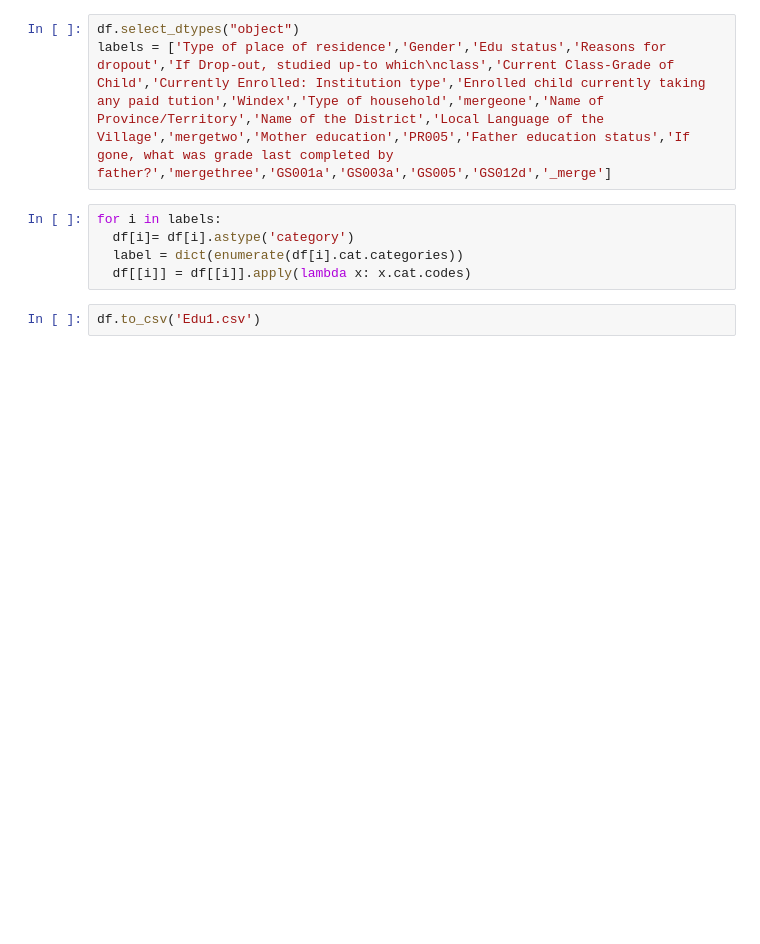
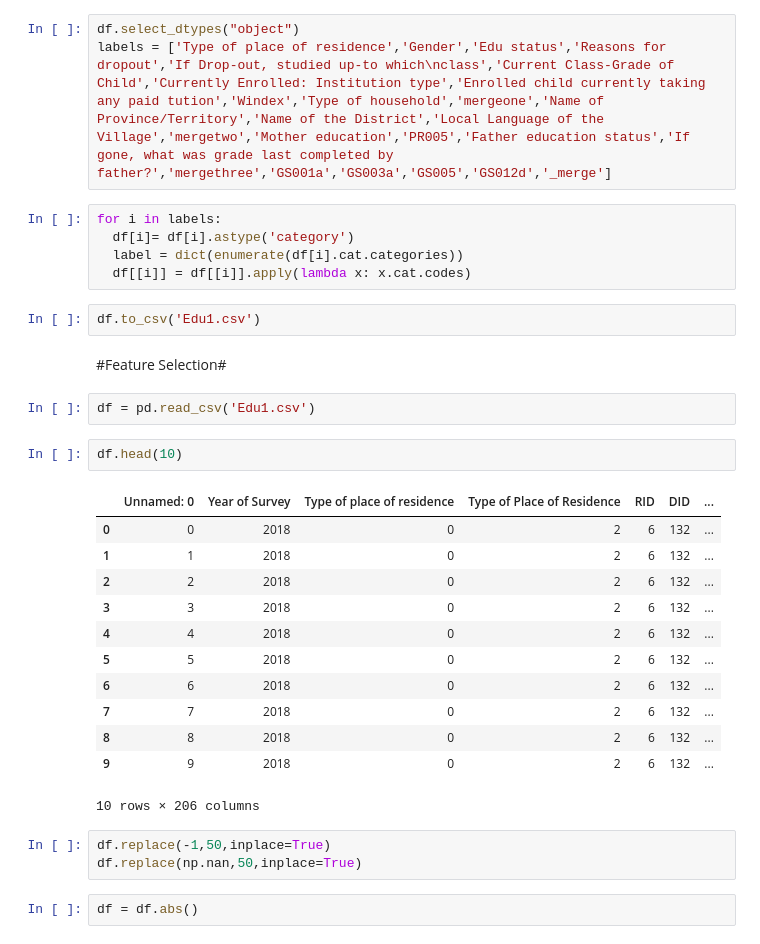
Before and after one commit to AliShujjat/DropOutRatesInPakistan, a Jupyter notebook: DSProject.ipynb, the cells around one changed output. Saved outputs shown, nothing was run; the diff lists cells and outputs as text; blank space fills up the shorter version.

Commit message:
Tried Feature Selection. Kind of Working but its choosing very useless features. No new csv version generated

```diff
--- a/DSProject.ipynb
+++ b/DSProject.ipynb
@@ -39,3 +42,27 @@ for i in labels:
   df[[i]] = df[[i]].apply(lambda x: x.cat.codes)
 # %%
 df.to_csv('Edu1.csv')
+# %% [markdown]
+#Feature Selection#
+# %%
+df = pd.read_csv('Edu1.csv')
+# %%
+df.head(10)
+# %% [output]
+|  | Unnamed: 0 | Year of Survey | Type of place of residence | Type of Place of Residence | RID | DID | ... |
+| 0 | 0 | 2018 | 0 | 2 | 6 | 132 | ... |
+| 1 | 1 | 2018 | 0 | 2 | 6 | 132 | ... |
+| 2 | 2 | 2018 | 0 | 2 | 6 | 132 | ... |
+| 3 | 3 | 2018 | 0 | 2 | 6 | 132 | ... |
+| 4 | 4 | 2018 | 0 | 2 | 6 | 132 | ... |
+| 5 | 5 | 2018 | 0 | 2 | 6 | 132 | ... |
+| 6 | 6 | 2018 | 0 | 2 | 6 | 132 | ... |
+| 7 | 7 | 2018 | 0 | 2 | 6 | 132 | ... |
+| 8 | 8 | 2018 | 0 | 2 | 6 | 132 | ... |
+| 9 | 9 | 2018 | 0 | 2 | 6 | 132 | ... |
+10 rows × 206 columns
+# %%
+df.replace(-1,50,inplace=True)
+df.replace(np.nan,50,inplace=True)
+# %%
+df = df.abs()
```
Also changed, not shown: parts of 6 cells of this notebook.
